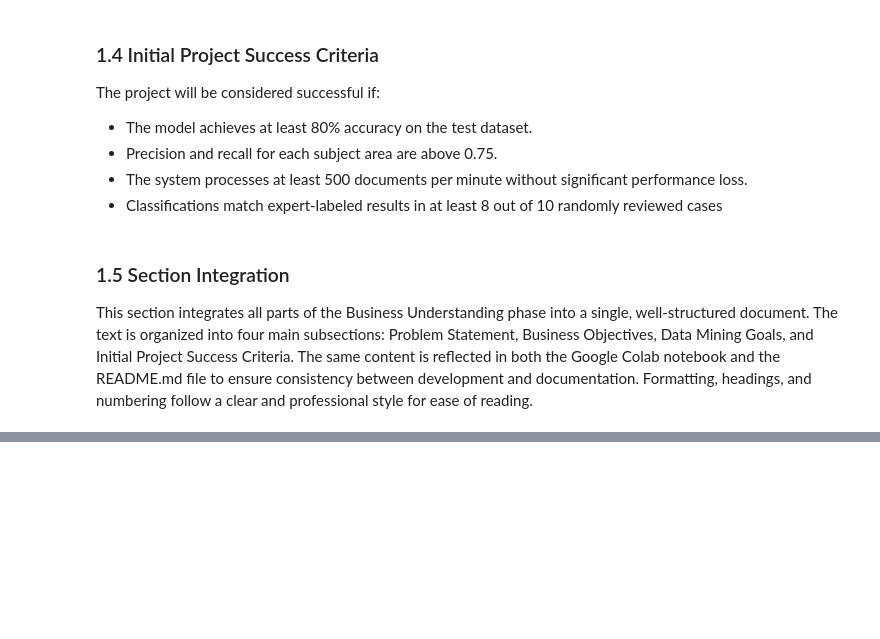
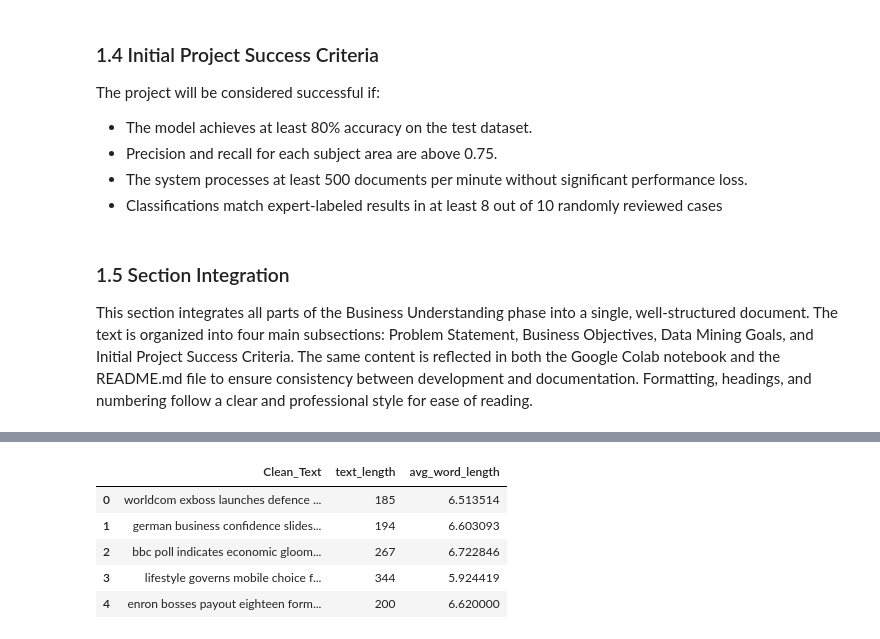
Before and after one commit to George-banda/Blood-donation-web, a Jupyter notebook: classification_of_domain_subject_area_reference.ipynb, the cells around one changed output, grey strips where cells are left out. Cells and saved outputs as stored; diff of their text form; code cells hidden in the pictures; blank space fills up the shorter version.

```diff
--- a/classification_of_domain_subject_area_reference.ipynb
+++ b/classification_of_domain_subject_area_reference.ipynb
@@ -59,0 +261,23 @@ FileNotFoundError: [Errno 2] No such file or directory: '/content/drive/MyDrive/
+# %%
+# 2. Text Cleaning
+import re
+import string
+import nltk
+nltk.download('stopwords')
+from nltk.corpus import stopwords
+
+stop_words = set(stopwords.words('english'))
+
+# Cleaning function
+def clean_text(text):
+    text = text.lower()  # lowercase
+    text = text.translate(str.maketrans('', '', string.punctuation))  # remove punctuation
+    text = re.sub(r'\d+', '', text)  # remove numbers
+    tokens = [word for word in text.split() if word not in stop_words]  # remove stopwords
+    return ' '.join(tokens)
+
+# Apply cleaning
+df['Clean_Text'] = df['Text'].apply(clean_text)
+
+# Display first few cleaned rows
+df[['Text', 'Clean_Text']].head()
@@ -59,0 +295,21 @@ FileNotFoundError: [Errno 2] No such file or directory: '/content/drive/MyDrive/
+# %%
+# 3. Feature Engineering
+import numpy as np
+
+# Feature: text length
+df['text_length'] = df['Clean_Text'].apply(lambda x: len(x.split()))
+
+# Feature: average word length
+df['avg_word_length'] = df['Clean_Text'].apply(
+    lambda x: np.mean([len(word) for word in x.split()]) if len(x.split()) > 0 else 0
+)
+
+# Display new features
+df[['Clean_Text', 'text_length', 'avg_word_length']].head()
+# %% [output]
+|  | Clean_Text | text_length | avg_word_length |
+| 0 | worldcom exboss launches defence ... | 185 | 6.513514 |
+| 1 | german business confidence slides... | 194 | 6.603093 |
+| 2 | bbc poll indicates economic gloom... | 267 | 6.722846 |
+| 3 | lifestyle governs mobile choice f... | 344 | 5.924419 |
+| 4 | enron bosses payout eighteen form... | 200 | 6.620000 |
```
Also changed, not shown: parts of 28 cells of this notebook.
